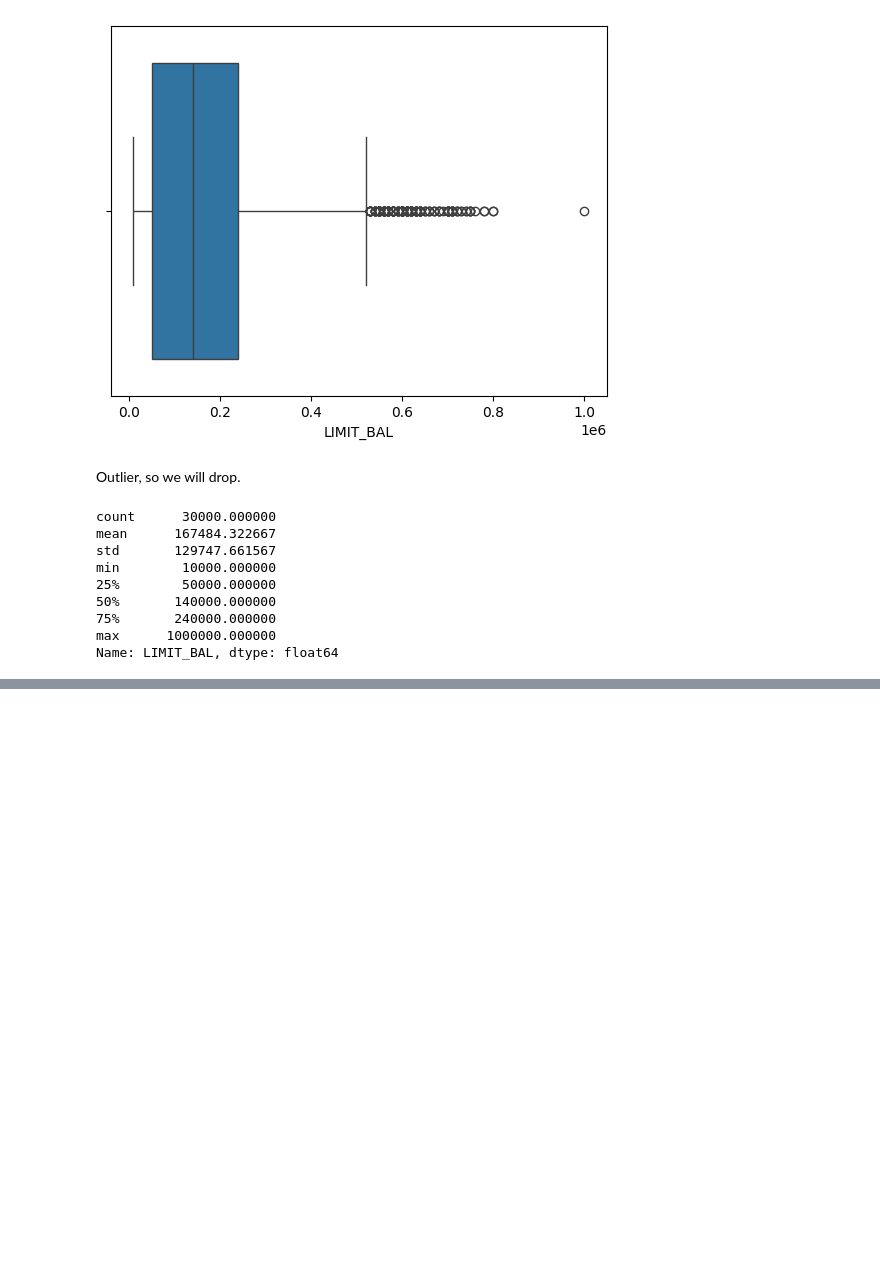
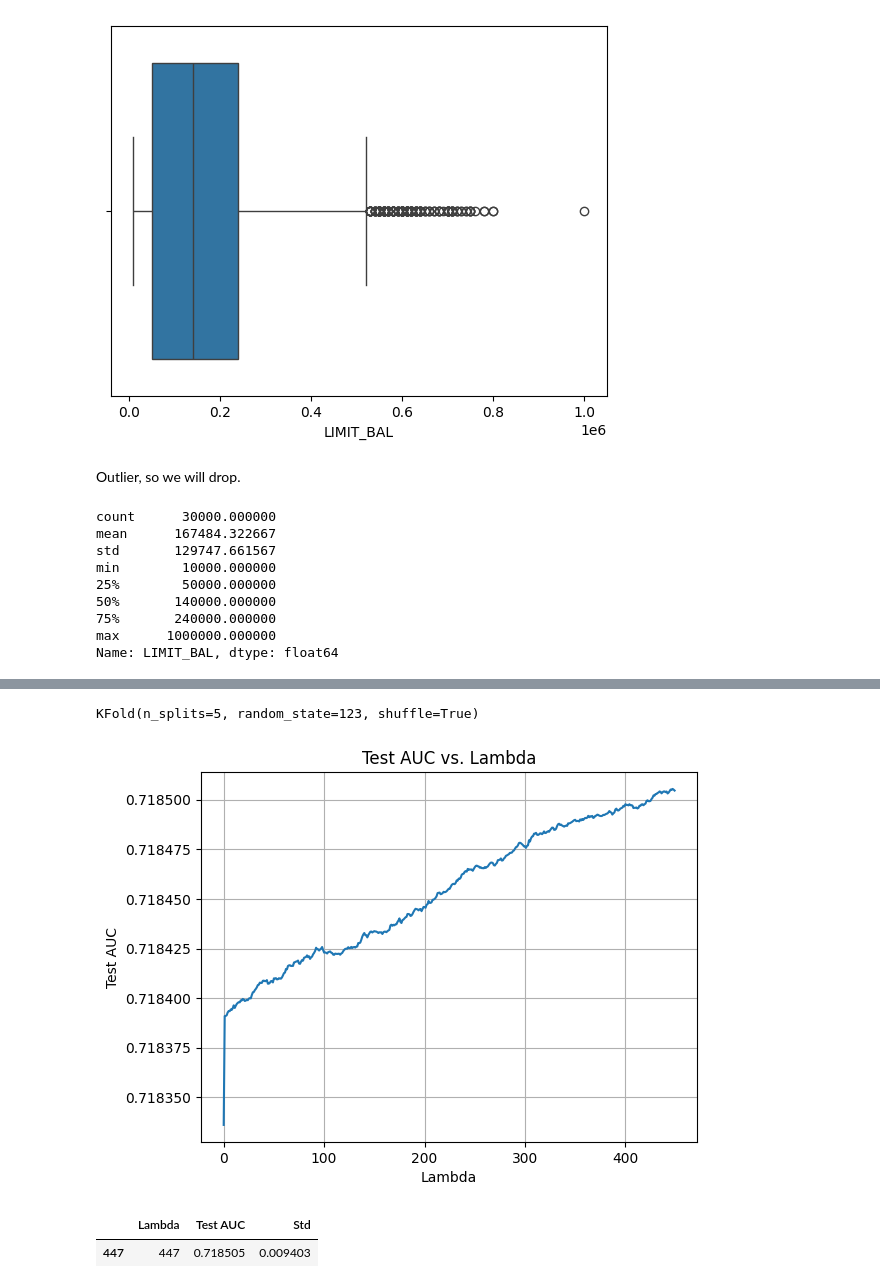
Before and after one commit to adenkru/Intro-Sent-Analysis, a Jupyter notebook: Credit Default.ipynb, the cells around one changed output, grey strips where cells are left out. Drawn from its saved outputs; the diff is of its cells as text; code cells hidden in the pictures; blank space fills up the shorter version.

```diff
--- a/Credit Default.ipynb
+++ b/Credit Default.ipynb
@@ -147,0 +166,10 @@ sns.boxplot(x = df['LIMIT_BAL'])
+# %%
+def onehot_encode (df, column_dict):
+    df = df.copy()
+
+    for column, prefix in column_dict.items():
+        dummies = pd.get_dummies(df[column], dtype=int, prefix = prefix)
+        df = pd.concat([df,dummies], axis = 1)
+        df = df.drop(column, axis=1)
+
+    return df
@@ -147,0 +213,36 @@ sns.boxplot(x = df['LIMIT_BAL'])
+# %%
+from sklearn.model_selection import KFold
+cross_val = KFold(n_splits= 5 , shuffle= True, random_state= 123)
+cross_val
+# %% [output]
+KFold(n_splits=5, random_state=123, shuffle=True)
+# %%
+from sklearn.linear_model import Ridge
+from sklearn.model_selection import cross_val_score
+
+r_results = []
+
+for lamb in np.arange(0, 450, 1):
+    ridge = Ridge(alpha=lamb, max_iter=1000)
+
+    # Perform cross-validation
+    rk = cross_val_score(ridge, X, Y, cv=cross_val, scoring="roc_auc")
+    rr2 = rk.mean()
+    rstd = rk.std()
+    rd = {"Lambda": lamb, "Test AUC": rr2, "Std": rstd}
+    r_results.append(rd)
+
+ridge_results = pd.DataFrame(r_results)
+plt.plot(ridge_results['Lambda'], ridge_results['Test AUC'])
+plt.xlabel('Lambda')
+plt.ylabel('Test AUC')
+plt.title('Test AUC vs. Lambda')
+plt.grid(True)
+plt.show()
+# %% [output]
+[figure, added]
+# %%
+ridge_results.nlargest(1,"Test AUC")
+# %% [output]
+|  | Lambda | Test AUC | Std |
+| 447 | 447 | 0.718505 | 0.009403 |
```
Also changed, not shown: parts of 21 cells of this notebook.
